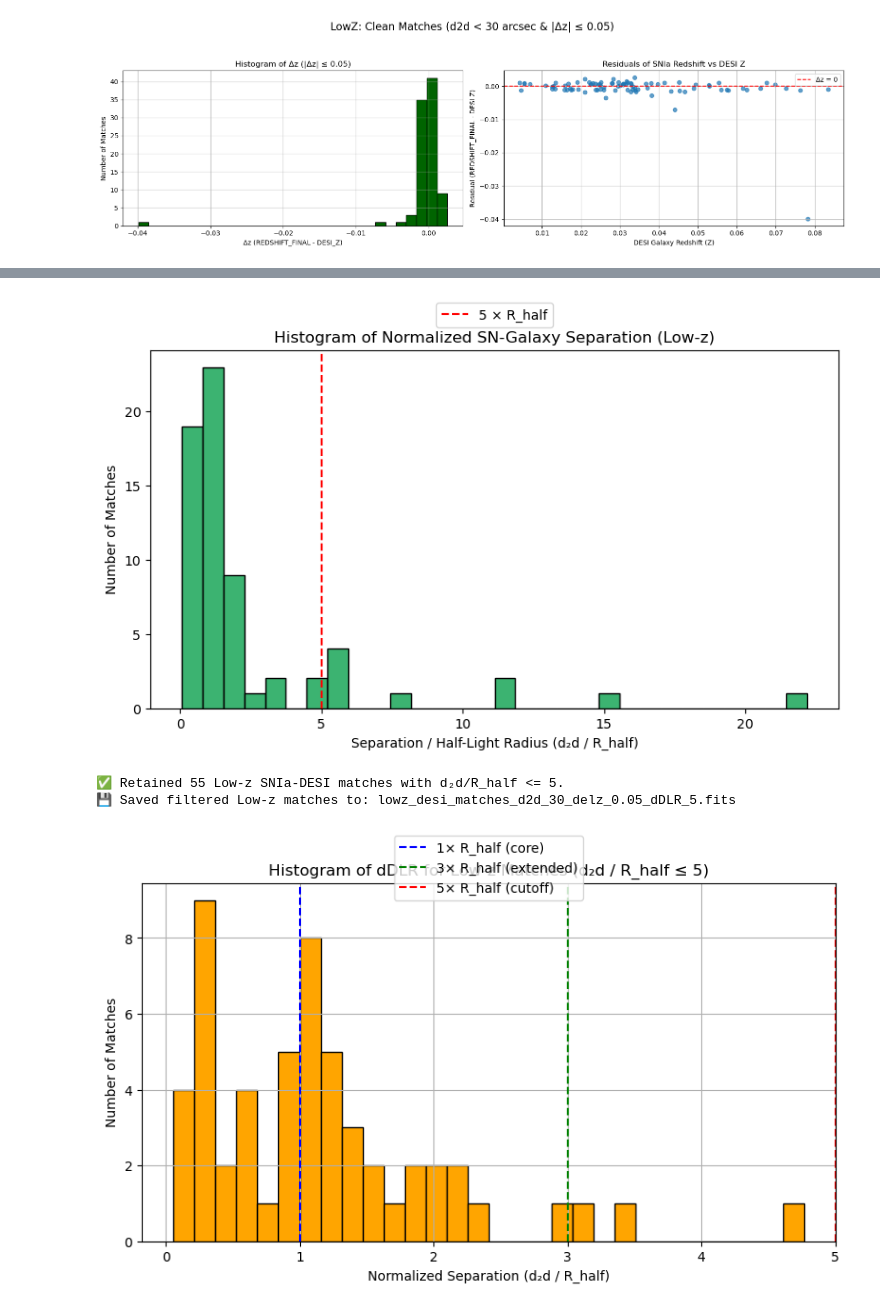
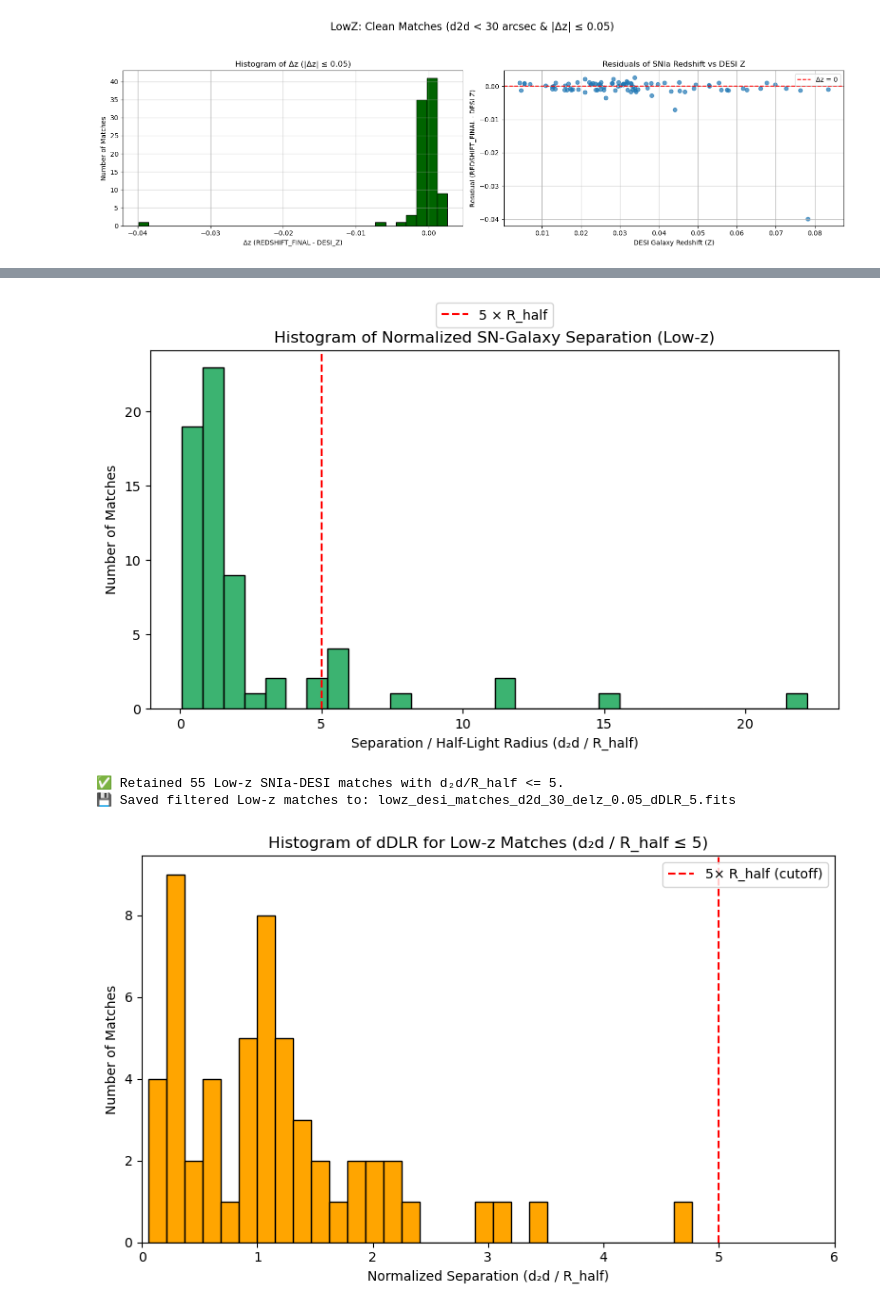
Before and after one commit to chernya4/DESI_DES, a Jupyter notebook: cast_wide_net.ipynb, the cells around one changed output, grey strips where cells are left out. Drawn from its saved outputs; the diff is of its cells as text; code cells hidden in the pictures.

```diff
--- a/cast_wide_net.ipynb
+++ b/cast_wide_net.ipynb
@@ -779,35 +779,33 @@ clean_dDLR = filtered_dDLR[finite_mask]
 
 plt.figure(figsize=(8, 5))
 plt.hist(clean_dDLR, bins=30, color="orange", edgecolor="black")
 plt.xlabel("Normalized Separation (d₂d / R_half)")
 plt.ylabel("Number of Matches")
 plt.title("Histogram of dDLR for Low-z Matches (d₂d / R_half ≤ 5)")
-plt.axvline(1, color='blue', linestyle='--', label="1× R_half (core)")
-plt.axvline(3, color='green', linestyle='--', label="3× R_half (extended)")
+plt.xlim(0, 6)
 plt.axvline(5, color='red', linestyle='--', label="5× R_half (cutoff)")
-plt.legend(loc='upper center', bbox_to_anchor=(0.5, 1.15))
-plt.grid(True)
+plt.legend(loc='upper right')
 plt.tight_layout()
 plt.show()
 # %% [output]
 SNID         DESI_ID              d2d (arcsec)    R_half (arcsec)   d2d/R_half     SN_z       Host_z     Δz
 ----------------------------------------------------------------------------------------------------
 2005hc       2402713505628167     6.612           0.000             inf            0.0450     0.0466     -0.0017
 2005hj       39627754890599973    0.596           2.120             0.28           0.0563     0.0574     -0.0011
 2005hk       39627754643134831    19.564          3.354             5.83           0.0118     0.0127     -0.0009
 2005ir       39627803167037706    3.529           3.127             1.13           0.0749     0.0762     -0.0013
 2006ef       39627574543917104    26.122          12.863            2.03           0.0169     0.0179     -0.0009
 2006ej       39627568218901591    24.297          0.000             inf            0.0193     0.0210     -0.0018
 2006ev       39628125235054787    26.074          22.220            1.17           0.0276     0.0288     -0.0012
 2006X        2851698993266702     18.883          0.000             inf            0.0063     0.0055     0.0008
 2007af       39627776264767836    9.077           7.518             1.21           0.0064     0.0054     0.0009
 2007ax       2843056189472768     6.353           0.000             inf            0.0075     0.0069     0.0005
 ... (77 lines left out)
 2008051      39627909295507822    22.054          4.406             5.01           0.0383     0.0782     -0.0399
 2010ag       39628513019432258    11.973          11.322            1.06           0.0334     0.0338     -0.0004
 2010dt       39632936613449153    20.703          9.154             2.26           0.0529     0.0529     -0.0000
 2009kk       39627707180386814    22.377          10.003            2.24           0.0124     0.0126     -0.0002
 [figure]
 ✅ Retained 55 Low-z SNIa-DESI matches with d₂d/R_half <= 5.
 💾 Saved filtered Low-z matches to: lowz_desi_matches_d2d_30_delz_0.05_dDLR_5.fits
-[figure, old version]
+[figure, new version]
```
Also changed, not shown: parts of 1 cell of this notebook, 36 other files.
